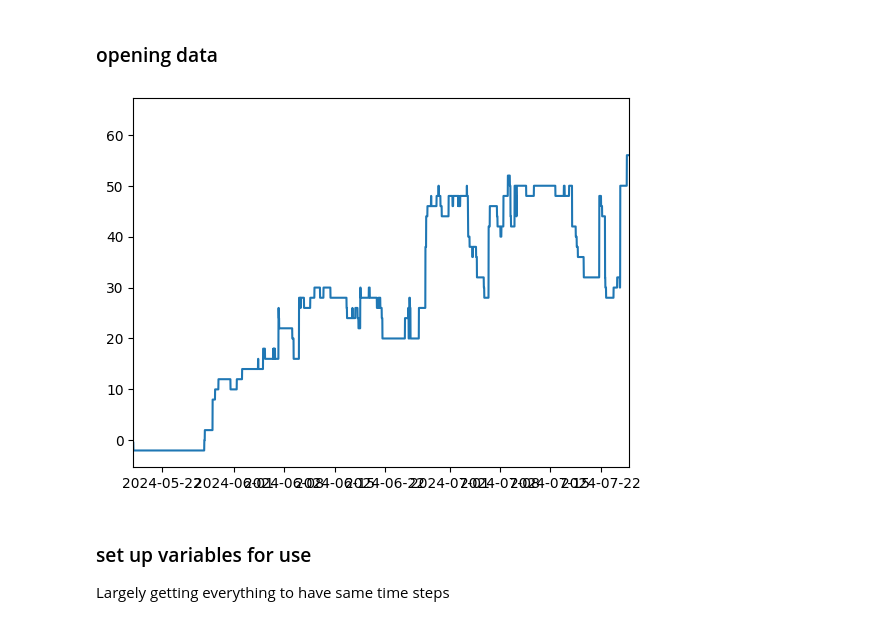
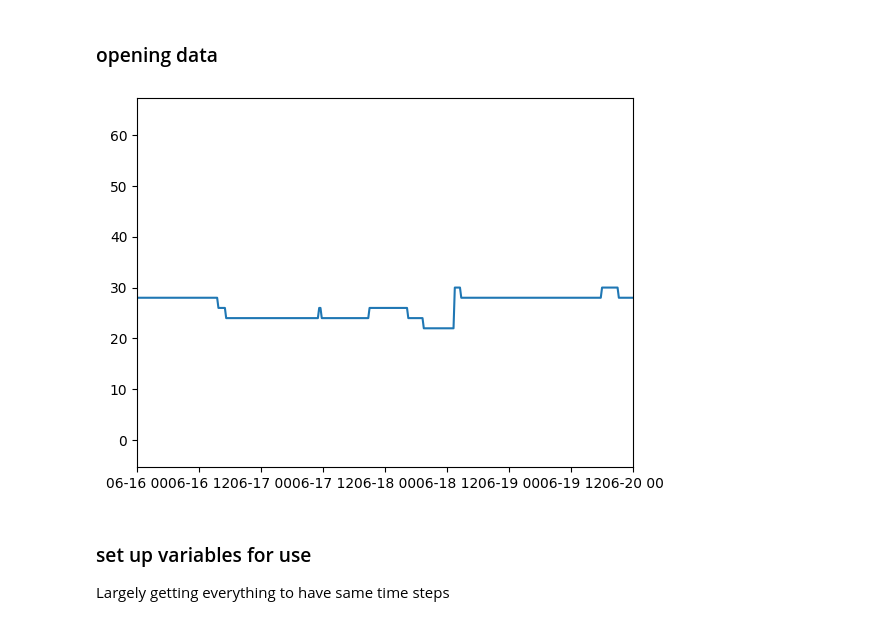
Before and after one commit to sledd/ICECAPS_raven, a Jupyter notebook: SIMBA_solar_correction_double-splice.ipynb, the cells around one changed output. Saved outputs shown, nothing was run; the diff lists cells and outputs as text; code cells hidden in the pictures.

```diff
--- a/SIMBA_solar_correction_double-splice.ipynb
+++ b/SIMBA_solar_correction_double-splice.ipynb
@@ -732,7 +734,7 @@ season_data['temperature'] = season_data['temperature'][:,::-1]
 season_data['shading_correction'] = season_data['shading_correction'][:,::-1]
 # %%
 # snow-atmosphere interface from SIMBA
-sfc_fname = 'Raven2024_SIMBA_sfc_id_centered-smoothed-24hrolling-dTdz-variance_dble-splice_v1.csv' # max_var_sfcs['dTdz'][24*4]
+sfc_fname = 'Raven2024_SIMBA_sfc_id_centered-smoothed-24hrolling-dTdz-variance_dble-splice_v2.csv' # max_var_sfcs['dTdz'][24*4]
 sfc_save_fpath = '/home/asledd/ICECAPS/double_splice_sfcs/'
 
 df = pd.read_csv(sfc_save_fpath+sfc_fname)
@@ -740,10 +742,10 @@ simba_sfc_dates = np.array([dt.datetime.strptime(d, '%Y-%m-%d %H:%M:%S') for d i
 simba_sfc_in = df['surface [cm]'].values
 # %%
 plt.plot(simba_sfc_dates, simba_sfc_in)
-plt.xlim(dt.datetime(2024,5,18), dt.datetime(2024,7,26))
+plt.xlim(dt.datetime(2024,6,16), dt.datetime(2024,6,20))
 plt.show()
 # %% [output]
-[figure, old version]
+[figure, new version]
 # %%
 sleigh_vars = ['up_short_hemisp_qc','up_long_hemisp_qc','down_short_hemisp_qc','down_long_hemisp_qc',
                'skin_temp_surface_qc','temp_qc','snow_depth_qc','zenith_true_qc',
```
Also changed, not shown: parts of 20 cells of this notebook.
